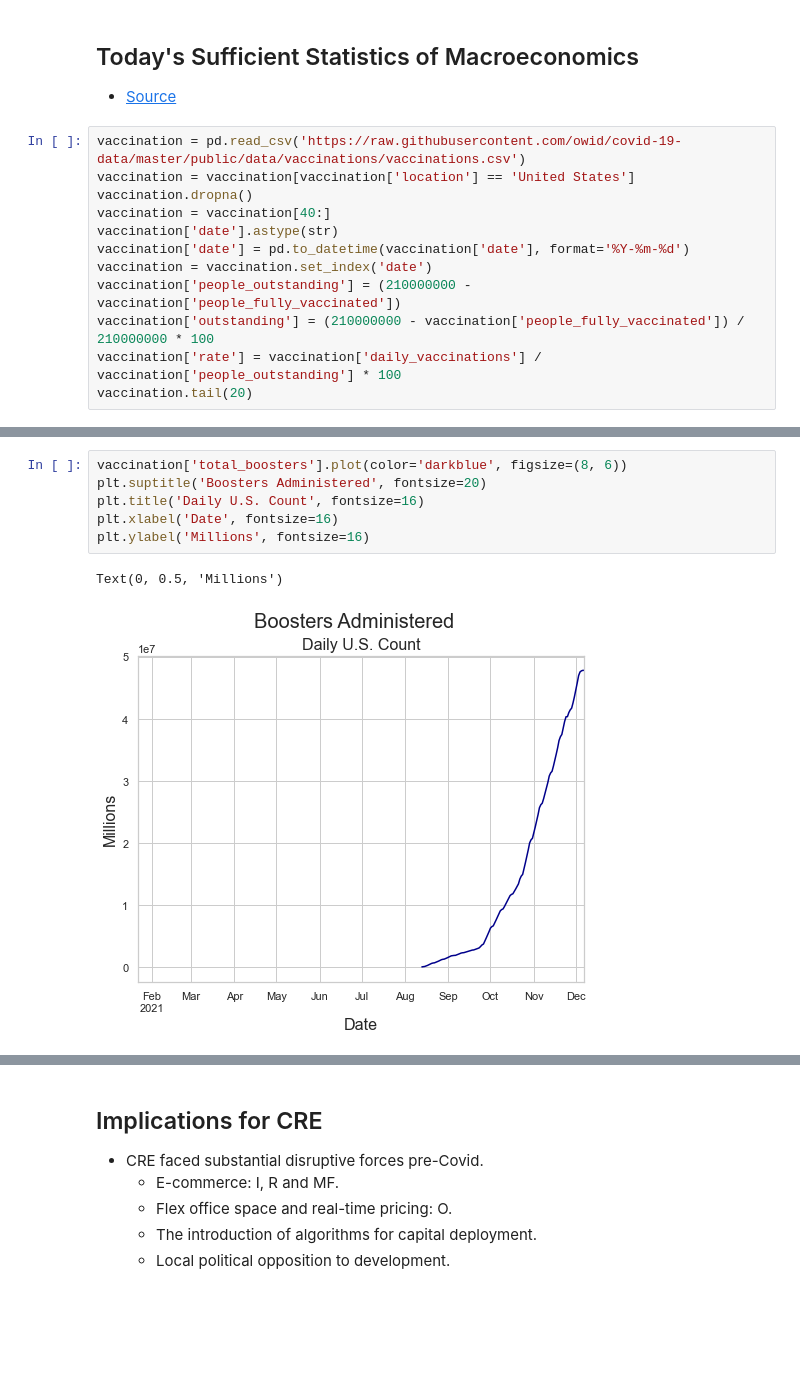
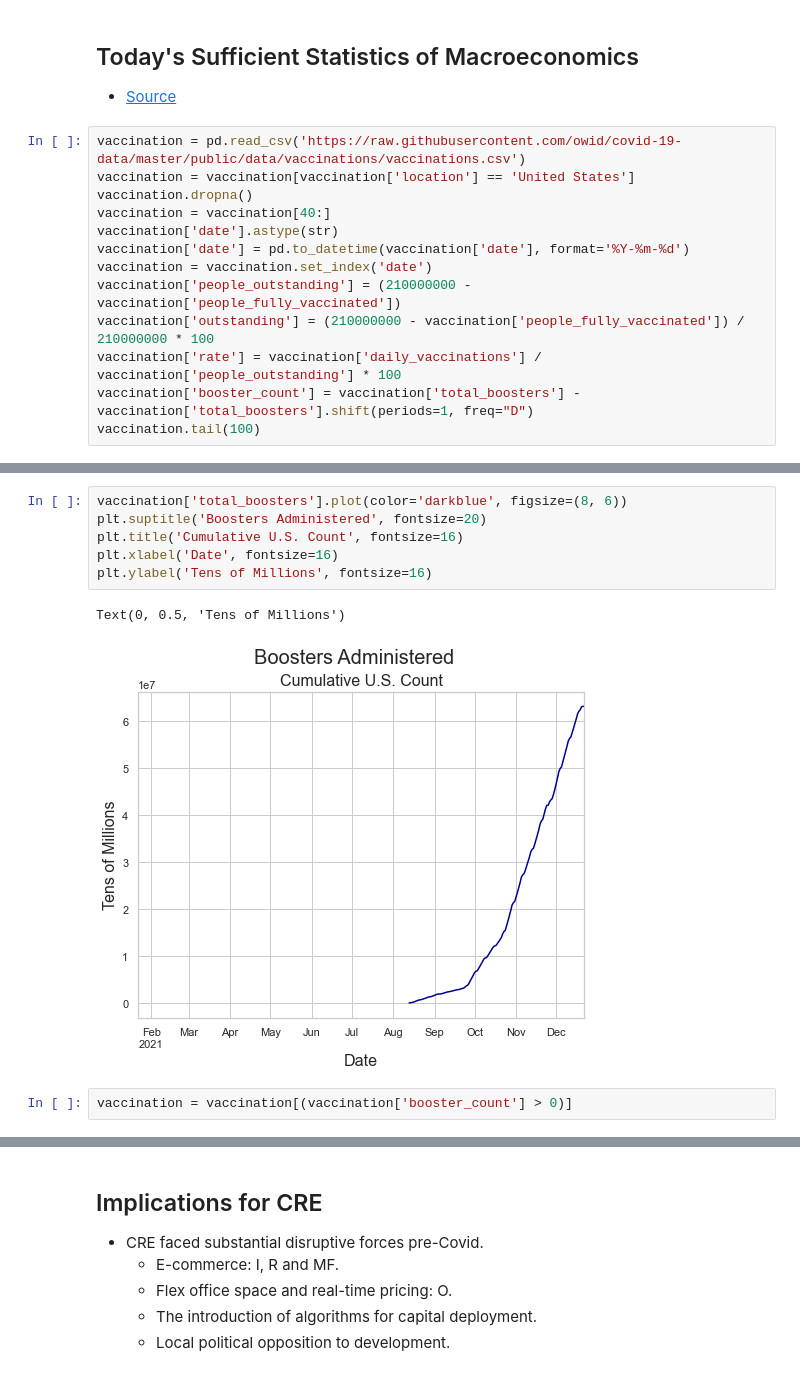
Before and after one commit to thsavage/Public-Presentations, a Jupyter notebook: Implications of the Current Economic Cycle for CRE.ipynb, the cells around one changed output, grey strips where cells are left out. Cells and saved outputs as stored; diff of their text form; blank space fills up the shorter version.

```diff
--- a/Implications of the Current Economic Cycle for CRE.ipynb
+++ b/Implications of the Current Economic Cycle for CRE.ipynb
@@ -197,7 +197,8 @@ vaccination = vaccination.set_index('date')
 vaccination['people_outstanding'] = (210000000 - vaccination['people_fully_vaccinated'])
 vaccination['outstanding'] = (210000000 - vaccination['people_fully_vaccinated']) / 210000000 * 100
 vaccination['rate'] = vaccination['daily_vaccinations'] / vaccination['people_outstanding'] * 100
-vaccination.tail(20)
+vaccination['booster_count'] = vaccination['total_boosters'] - vaccination['total_boosters'].shift(periods=1, freq="D")
+vaccination.tail(100)
 # %% [output]
 |  | location | iso_code | total_vaccinations | people_vaccinated | people_fully_vaccinated | total_boosters | ... |
 | date |  |  |  |  |  |  | ... |
@@ -256,9 +253,11 @@ Text(0, 0.5, '%')
 # %%
 vaccination['total_boosters'].plot(color='darkblue', figsize=(8, 6))
 plt.suptitle('Boosters Administered', fontsize=20)
-plt.title('Daily U.S. Count', fontsize=16)
+plt.title('Cumulative U.S. Count', fontsize=16)
 plt.xlabel('Date', fontsize=16)
-plt.ylabel('Millions', fontsize=16)
+plt.ylabel('Tens of Millions', fontsize=16)
 # %% [output]
-Text(0, 0.5, 'Millions')
+Text(0, 0.5, 'Tens of Millions')
-[figure, old version]
+[figure, new version]
+# %%
+vaccination = vaccination[(vaccination['booster_count'] > 0)]
```
Also changed, not shown: parts of 9 cells of this notebook.
